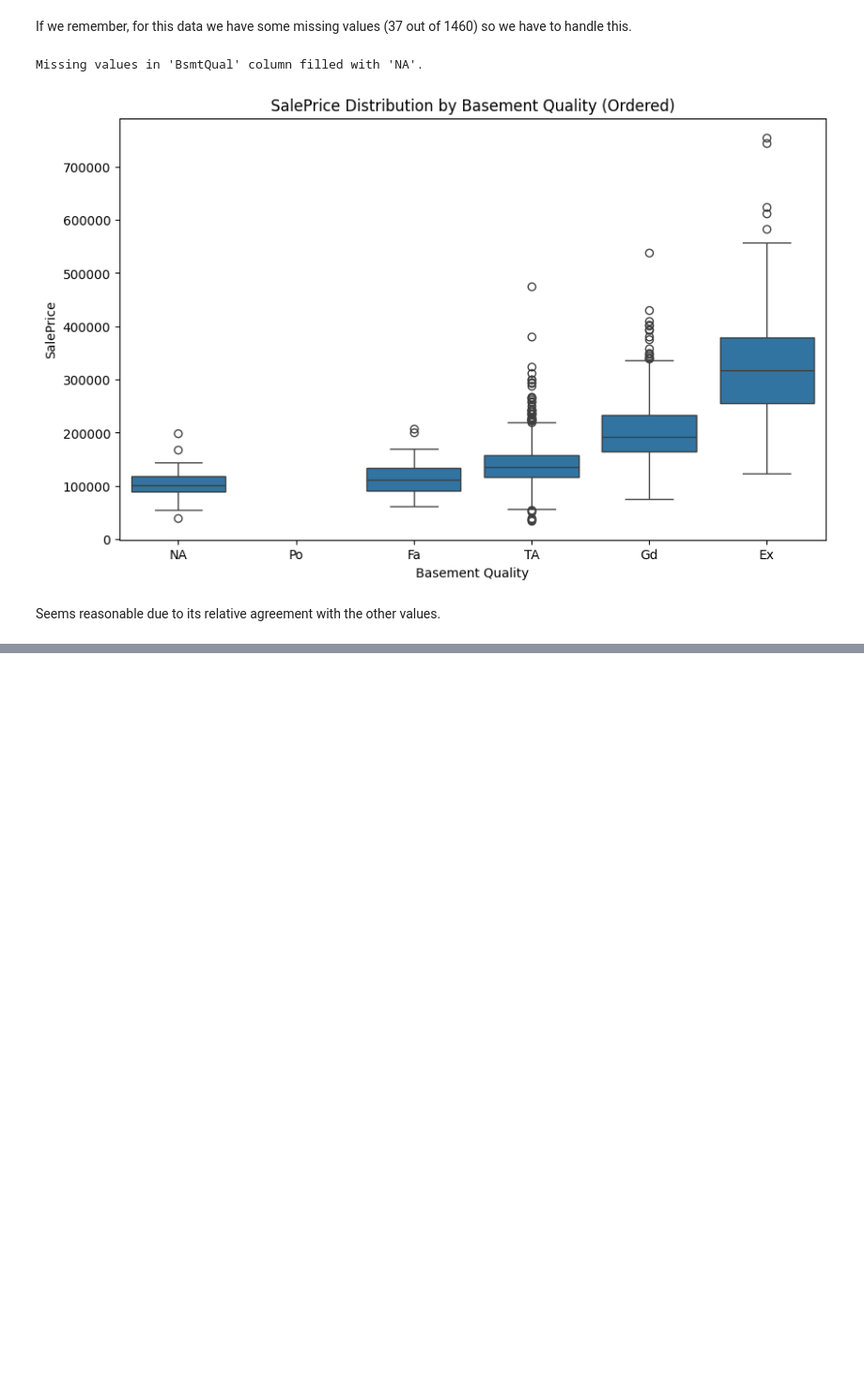
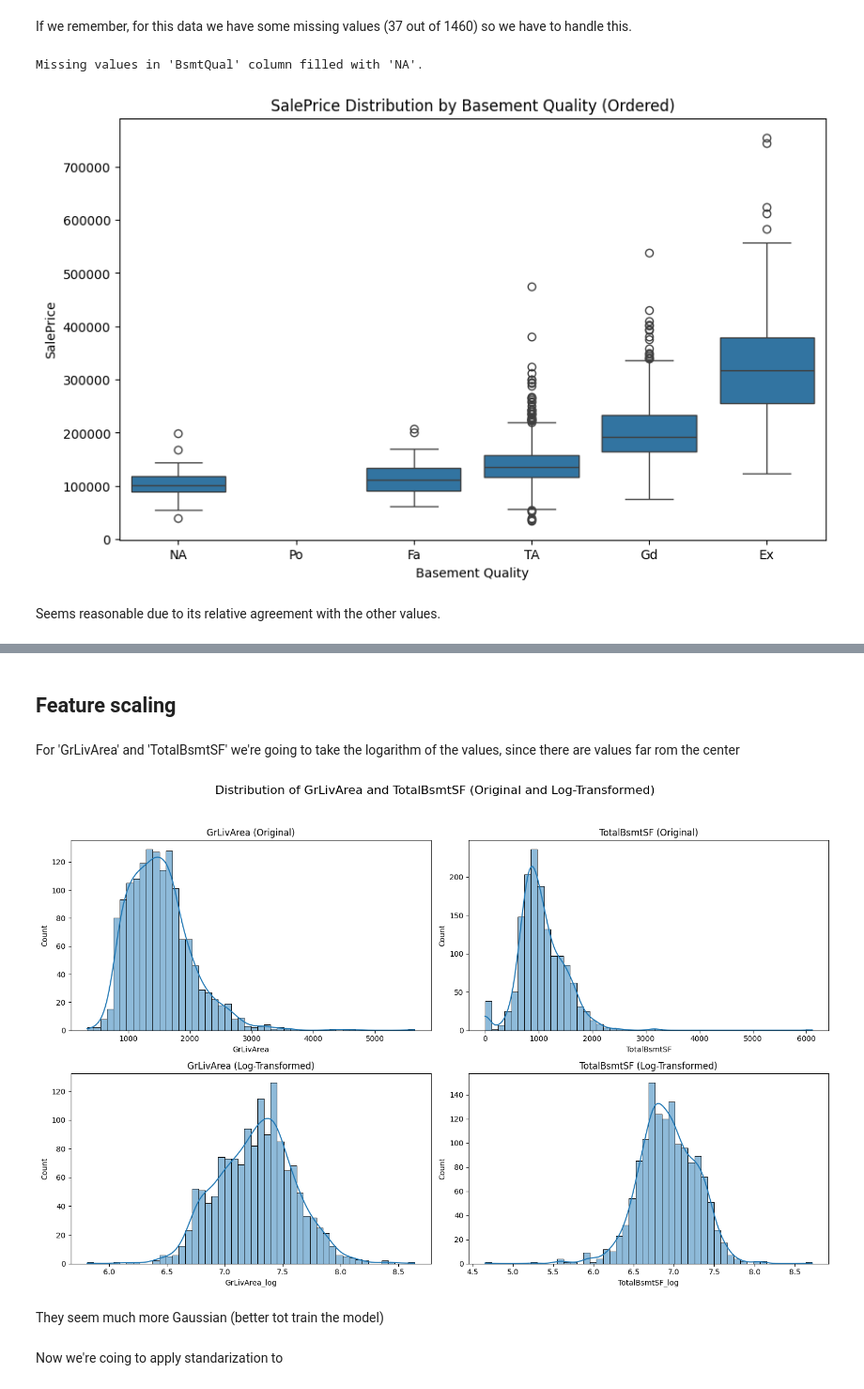
Before and after one commit to rbpernas/Learning_Projects, a Jupyter notebook: House_prices_2.ipynb, the cells around one changed output, grey strips where cells are left out. Shown at 94% size. Cells and saved outputs as stored; diff of their text form; code cells hidden in the pictures; blank space fills up the shorter version.

```diff
--- a/House_prices_2.ipynb
+++ b/House_prices_2.ipynb
@@ -337,0 +372,15 @@ Seems reasonable due to its relative agreement with the other values.
+# %%
+df_train_encoded['ExterQual_encoded'] = encoded_values[:, 0]
+df_train_encoded['BsmtQual_encoded'] = encoded_values[:, 1]
+df_train_encoded = df_train_encoded.drop(columns=['ExterQual', 'BsmtQual'])
+
+
+
+# Create a DataFrame from the one-hot encoded output
+neighborhood_df = pd.DataFrame(encoded_neighborhood, columns=one_hot_encoder.get_feature_names_out(['Neighborhood']))
+
+# Concatenate the one-hot encoded DataFrame with df_train_encoded and drop the original 'Neighborhood' column
+df_train_encoded = pd.concat([df_train_encoded.reset_index(drop=True), neighborhood_df], axis=1)
+df_train_encoded = df_train_encoded.drop(columns=['Neighborhood'])
+
+display(df_train_encoded.head())
@@ -337,0 +417,39 @@ Seems reasonable due to its relative agreement with the other values.
+# %% [markdown]
+## Feature scaling
+# %% [markdown]
+For 'GrLivArea' and 'TotalBsmtSF' we're going to take the logarithm of the values, since there are values far rom the center
+# %%
+from sklearn.preprocessing import FunctionTransformer
+
+log_transformer= FunctionTransformer(np.log, inverse_func=np.exp)
+log_GrLiv = log_transformer.transform(df_train_encoded[['GrLivArea']])
+log_BsmtSF = log_transformer.transform(df_train_encoded[['TotalBsmtSF']])
+df_train_encoded['GrLivArea_log'] = log_GrLiv
+df_train_encoded['TotalBsmtSF_log'] = log_BsmtSF
+# %%
+import matplotlib.pyplot as plt
+import seaborn as sns
+
+fig, axes = plt.subplots(2, 2, figsize=(15, 10))
+fig.suptitle('Distribution of GrLivArea and TotalBsmtSF (Original and Log-Transformed)', fontsize=16)
+
+sns.histplot(df_train_encoded['GrLivArea'], bins=50, kde=True, ax=axes[0, 0])
+axes[0, 0].set_title('GrLivArea (Original)')
+
+sns.histplot(df_train_encoded['TotalBsmtSF'], bins=50, kde=True, ax=axes[0, 1])
+axes[0, 1].set_title('TotalBsmtSF (Original)')
+
+sns.histplot(df_train_encoded['GrLivArea_log'], bins=50, kde=True, ax=axes[1, 0])
+axes[1, 0].set_title('GrLivArea (Log-Transformed)')
+
+sns.histplot(df_train_encoded['TotalBsmtSF_log'], bins=50, kde=True, ax=axes[1, 1])
+axes[1, 1].set_title('TotalBsmtSF (Log-Transformed)')
+
+plt.tight_layout(rect=[0, 0.03, 1, 0.95])
+plt.show()
+# %% [output]
+[figure, added]
+# %% [markdown]
+They seem much more Gaussian (better tot train the model)
+# %% [markdown]
+Now we're coing to apply standarization to
```
Also changed, not shown: parts of 12 cells of this notebook.
